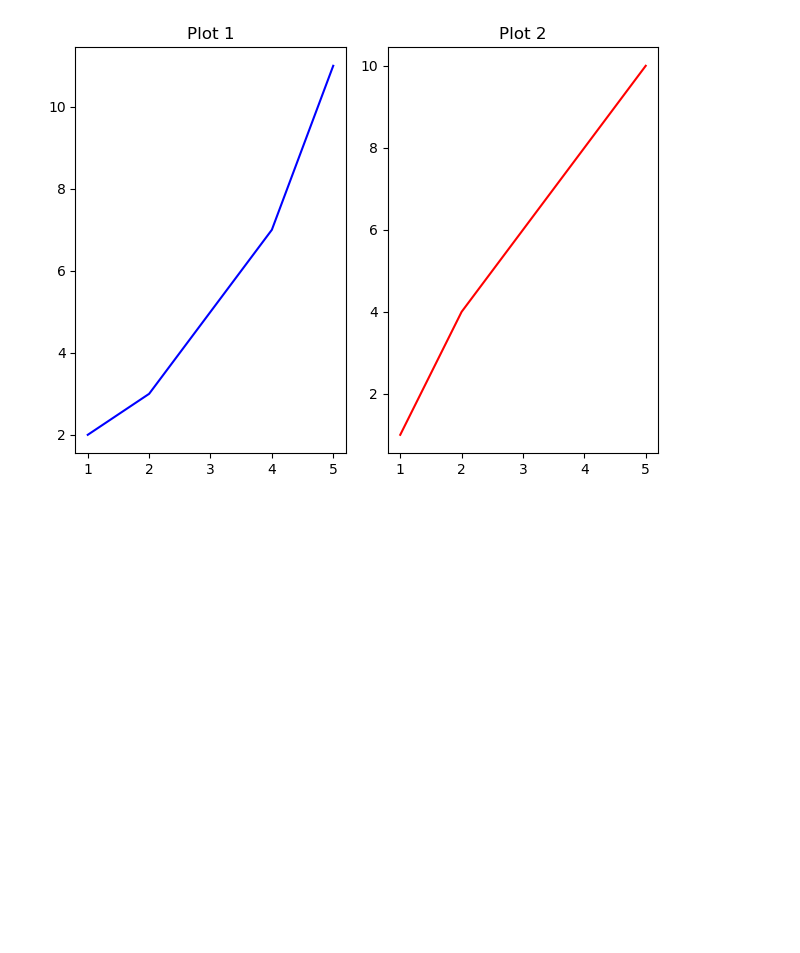
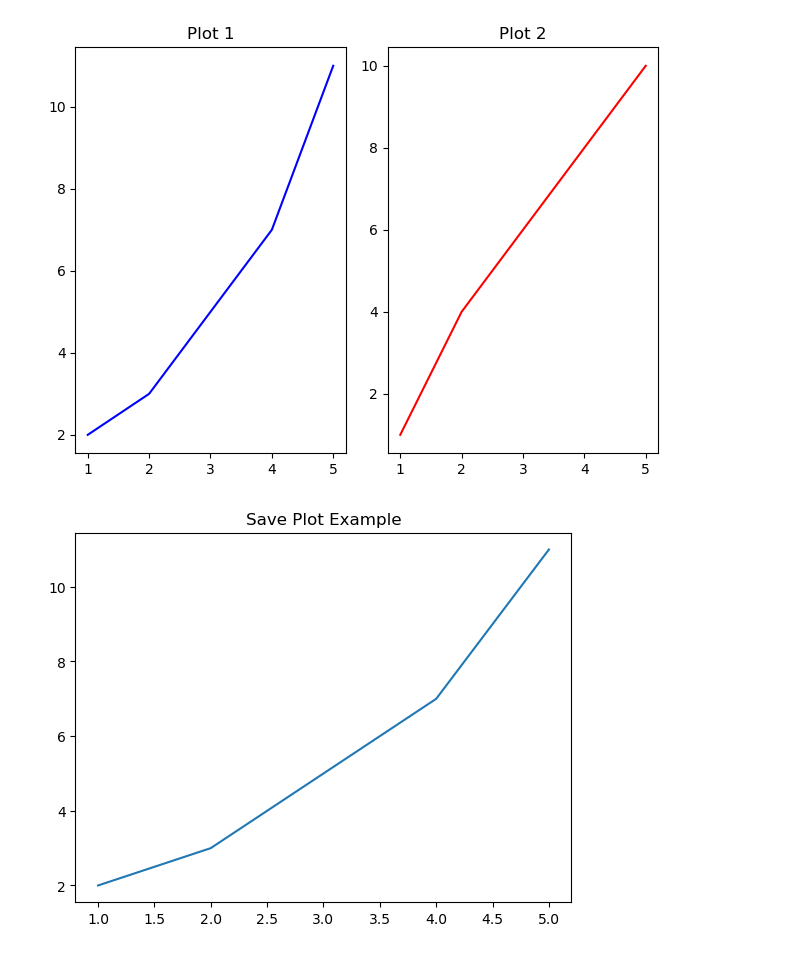
Before and after one commit to Toshitha2311/DataAnalysis, a Jupyter notebook: matplotlib.ipynb, the cells around one changed output. Cells and saved outputs as stored; diff of their text form; code cells hidden in the pictures; blank space fills up the shorter version.

```diff
--- a/matplotlib.ipynb
+++ b/matplotlib.ipynb
@@ -78,3 +78,10 @@ plt.tight_layout()
 plt.show()
 # %% [output]
 [figure]
+# %%
+plt.plot(x, y1)
+plt.title("Save Plot Example")
+plt.savefig("my_plot.png")  # Saves in current directory
+plt.show()
+# %% [output]
+[figure, added]
```
Also changed, not shown: parts of 21 cells of this notebook, 4 other files.
